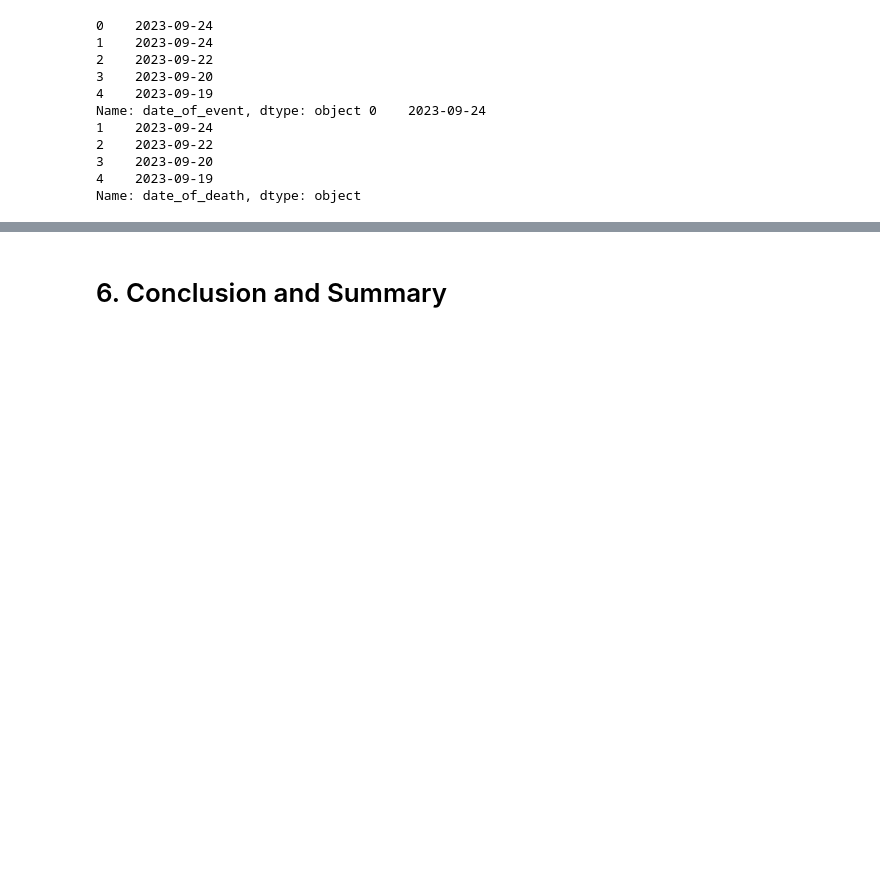
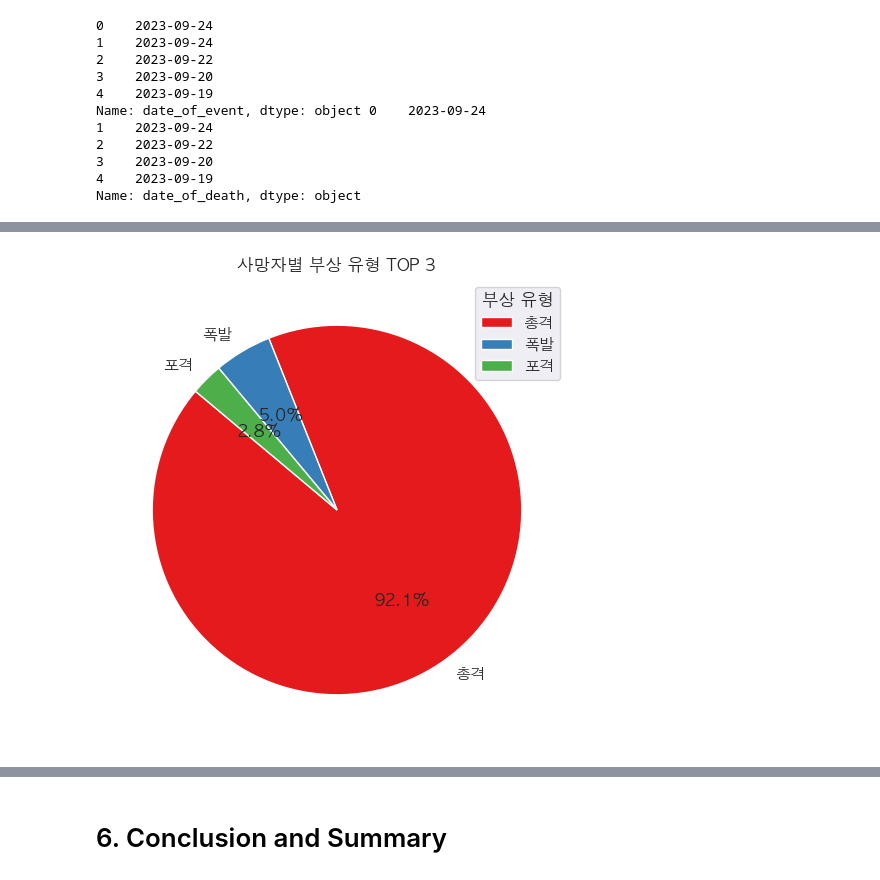
Before and after one commit to PSLeon24/Israeli-Palestinian_Data_Analysis_Project, a Jupyter notebook: index.ipynb, the cells around one changed output, grey strips where cells are left out. Cells and saved outputs as stored; diff of their text form; code cells hidden in the pictures; blank space fills up the shorter version.

```diff
--- a/index.ipynb
+++ b/index.ipynb
@@ -182,0 +301,14 @@ plt.show()
+# %%
+# 부상 유형에 따른 사망률 분석
+injury_death_counts = df['type_of_injury'].value_counts()[:3]
+
+plt.figure(figsize=(6, 6))
+sns.set(style="darkgrid", palette="Set1")
+plt.rcParams['font.family'] = 'AppleGothic'
+plot = plt.pie(injury_death_counts, labels=['총격', '폭발', '포격'], autopct='%1.1f%%', startangle=140)
+
+plt.title("사망자별 부상 유형 TOP 3")
+plt.legend(title="부상 유형", labels=["총격", "폭발", "포격"], loc="upper right")
+plt.show()
+# %% [output]
+[figure, added]
```
Also changed, not shown: parts of 24 cells of this notebook.
